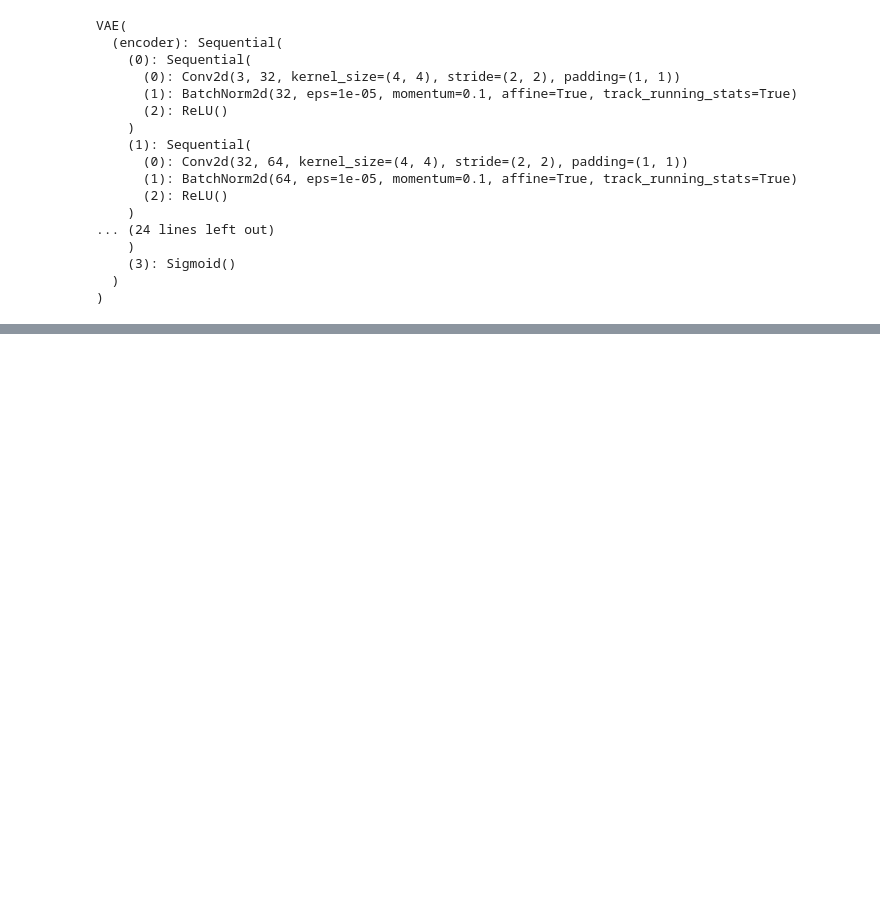
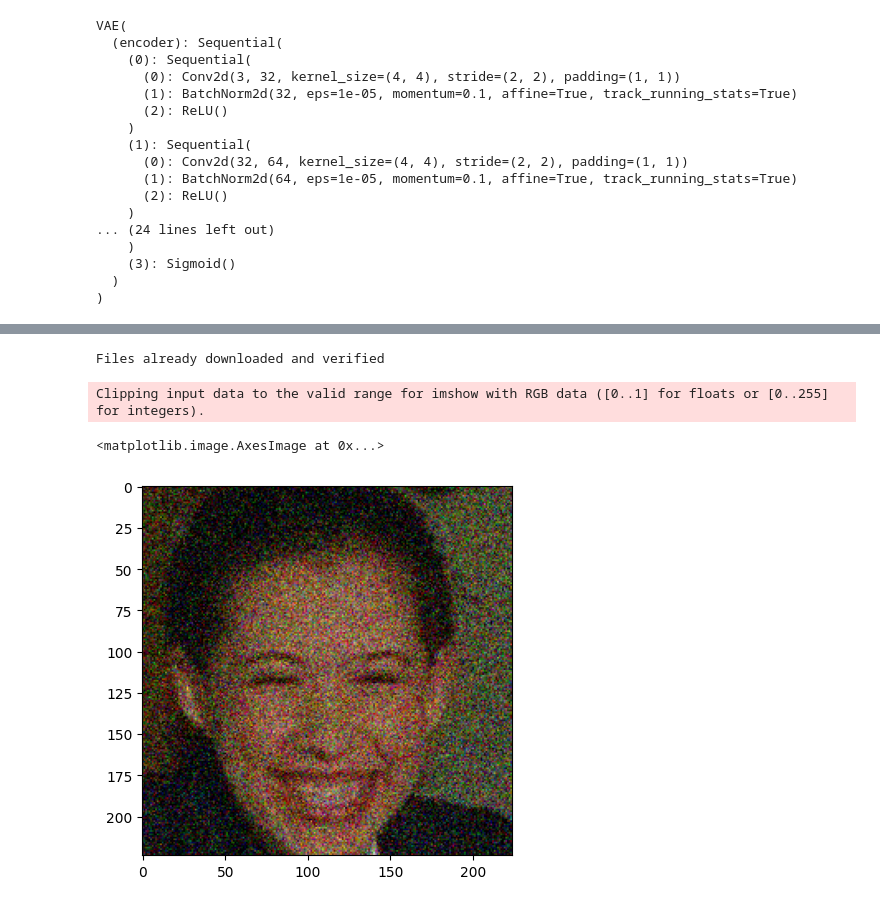
Before and after one commit to Fhrozen/2022_scienceclubint, a Jupyter notebook: day_6/Activity_01.ipynb, the cells around one changed output, grey strips where cells are left out. Cells and saved outputs as stored; diff of their text form; code cells hidden in the pictures; blank space fills up the shorter version.

```diff
--- a/day_6/Activity_01.ipynb
+++ b/day_6/Activity_01.ipynb
@@ -269,0 +331,19 @@ Train Epoch: 1 [0/162770 (0%)]  Loss: 150030.468750
+# %%
+transform = transforms.Compose([
+    transforms.Resize(256),
+    transforms.CenterCrop(224),
+    transforms.ToTensor(),
+    transforms.Normalize((0.5, 0.5, 0.5), (0.5, 0.5, 0.5))
+])
+
+testset = torchvision.datasets.CelebA(root='data_celeba', split="test",
+                                       download=True, transform=transform)
+
+img = testset[4][0]
+img = get_image(img + np.random.randn(*list(img.shape)) * 0.3 )
+plt.imshow(img)
+# %% [output]
+Files already downloaded and verified
+Clipping input data to the valid range for imshow with RGB data ([0..1] for floats or [0..255] for integers).
+<matplotlib.image.AxesImage at 0x...>
+[figure, added]
```
Also changed, not shown: parts of 6 cells of this notebook.
